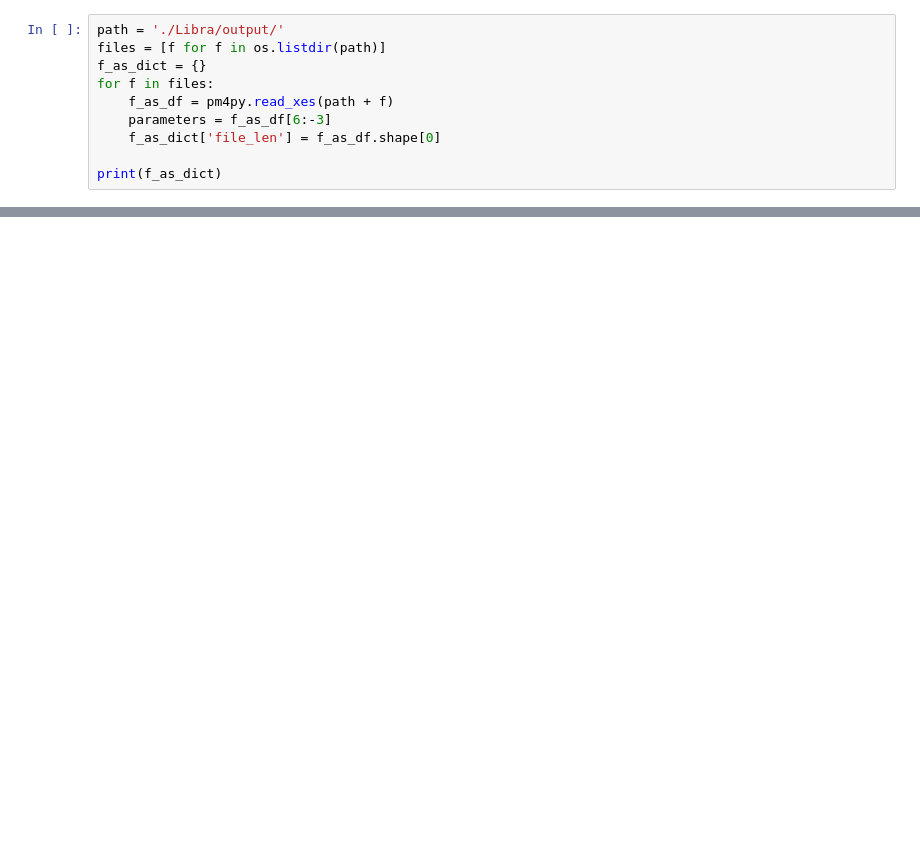
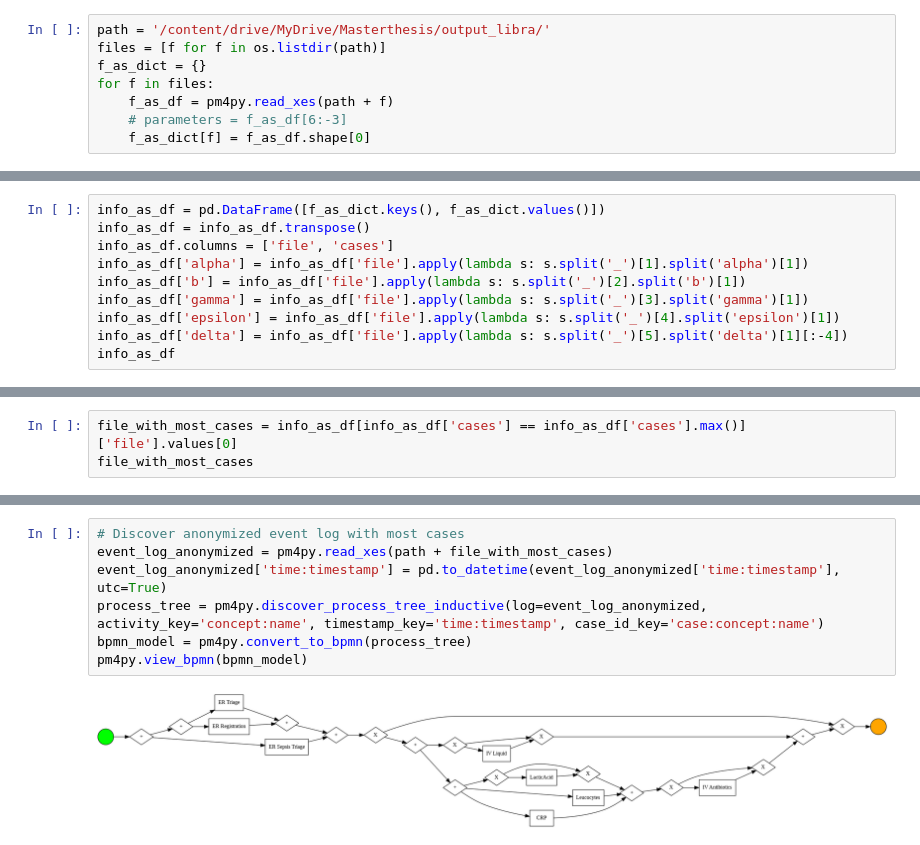
Before and after one commit to fahaerte/privacy_confidentiality_in_process_mining, a Jupyter notebook: Libra_Output_Analysis.ipynb, the cells around one changed output, grey strips where cells are left out. Cells and saved outputs as stored; diff of their text form; blank space fills up the shorter version.

Commit message:
Coed to analyze results from Libra

```diff
--- a/Libra_Output_Analysis.ipynb
+++ b/Libra_Output_Analysis.ipynb
@@ -4,10 +30,8 @@ import pm4py
 # %%
-path = './Libra/output/'
+path = '/content/drive/MyDrive/Masterthesis/output_libra/'
 files = [f for f in os.listdir(path)]
 f_as_dict = {}
 for f in files:
     f_as_df = pm4py.read_xes(path + f)
-    parameters = f_as_df[6:-3]
-    f_as_dict['file_len'] = f_as_df.shape[0]
-
-print(f_as_dict)
+    # parameters = f_as_df[6:-3]
+    f_as_dict[f] = f_as_df.shape[0]
@@ -15,0 +38,10 @@ AttributeError: 'EventLog' object has no attribute 'shape'
+# %%
+info_as_df = pd.DataFrame([f_as_dict.keys(), f_as_dict.values()])
+info_as_df = info_as_df.transpose()
+info_as_df.columns = ['file', 'cases']
+info_as_df['alpha'] = info_as_df['file'].apply(lambda s: s.split('_')[1].split('alpha')[1])
+info_as_df['b'] = info_as_df['file'].apply(lambda s: s.split('_')[2].split('b')[1])
+info_as_df['gamma'] = info_as_df['file'].apply(lambda s: s.split('_')[3].split('gamma')[1])
+info_as_df['epsilon'] = info_as_df['file'].apply(lambda s: s.split('_')[4].split('epsilon')[1])
+info_as_df['delta'] = info_as_df['file'].apply(lambda s: s.split('_')[5].split('delta')[1][:-4])
+info_as_df
@@ -15,0 +62,3 @@ AttributeError: 'EventLog' object has no attribute 'shape'
+# %%
+file_with_most_cases = info_as_df[info_as_df['cases'] == info_as_df['cases'].max()]['file'].values[0]
+file_with_most_cases
@@ -15,0 +76,9 @@ AttributeError: 'EventLog' object has no attribute 'shape'
+# %%
+# Discover anonymized event log with most cases
+event_log_anonymized = pm4py.read_xes(path + file_with_most_cases)
+event_log_anonymized['time:timestamp'] = pd.to_datetime(event_log_anonymized['time:timestamp'], utc=True)
+process_tree = pm4py.discover_process_tree_inductive(log=event_log_anonymized, activity_key='concept:name', timestamp_key='time:timestamp', case_id_key='case:concept:name')
+bpmn_model = pm4py.convert_to_bpmn(process_tree)
+pm4py.view_bpmn(bpmn_model)
+# %% [output]
+[figure, added]
```
Also changed, not shown: parts of 7 cells of this notebook.
